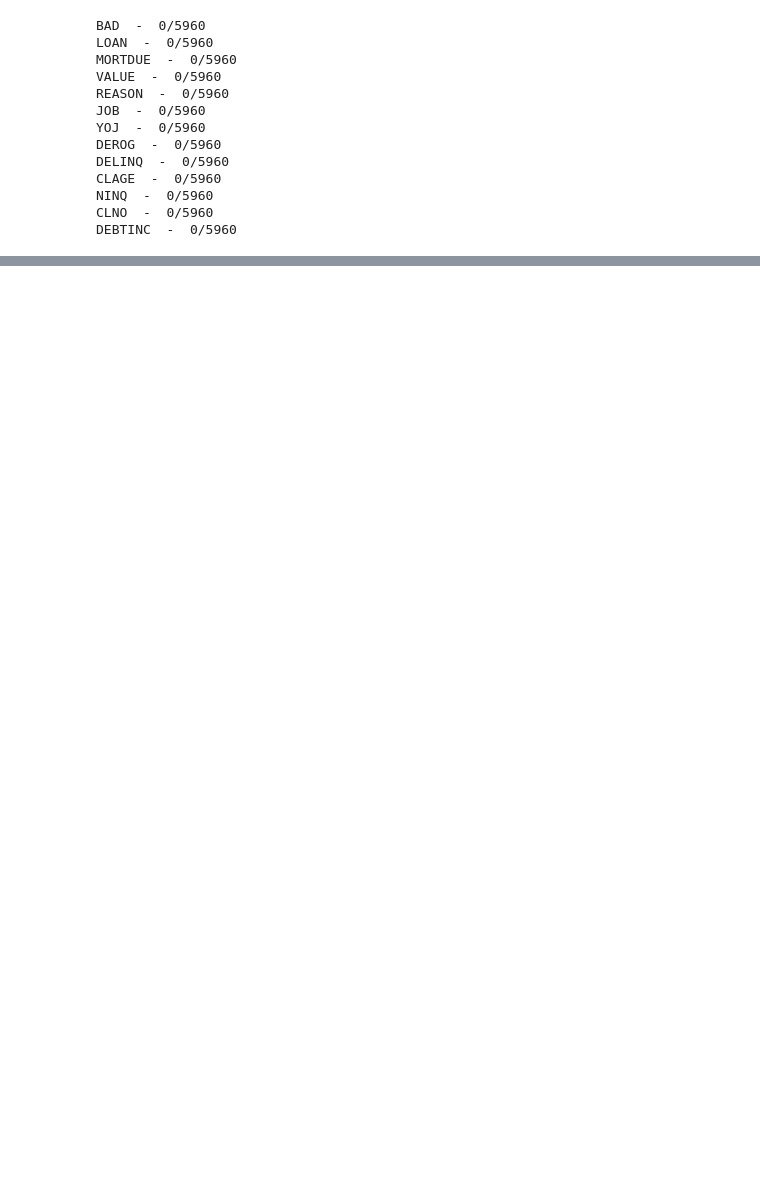
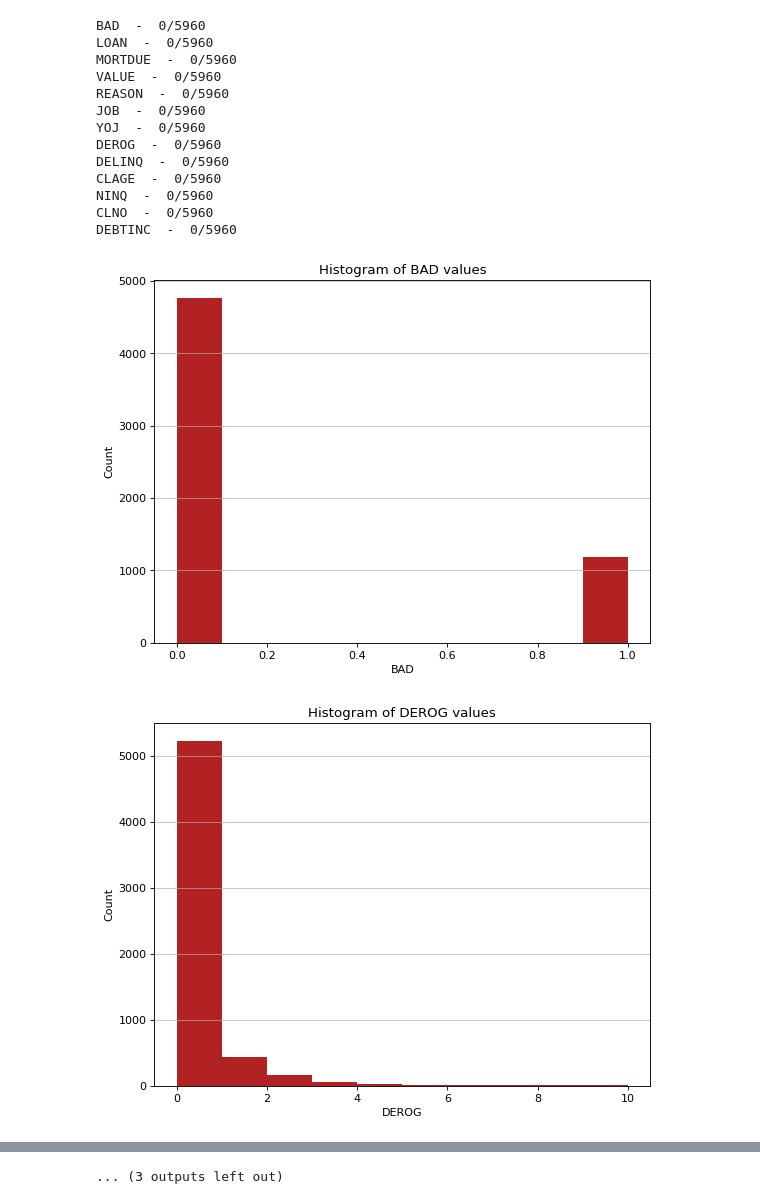
Before and after one commit to fookinpelican/scoring, a Jupyter notebook: distribution.ipynb, the cells around one changed output, grey strips where cells are left out. Saved outputs shown, nothing was run; the diff lists cells and outputs as text; code cells hidden in the pictures; blank space fills up the shorter version.

```diff
--- a/distribution.ipynb
+++ b/distribution.ipynb
@@ -27,3 +36,7 @@ df.shape
+# %%
+qual = ['BAD', 'DEROG','DELINQ','NINQ', 'CLNO','REASON_DebtCon', 'REASON_HomeImp',
+       'REASON_other', 'JOB_Mgr', 'JOB_Office', 'JOB_Other', 'JOB_ProfExe',
+       'JOB_Sales', 'JOB_Self', 'JOB_Unknown'  ]
 # %%
 df.describe().T
 # %% [output]
@@ -57,3 +70,15 @@ CLAGE  -  0/5960
 NINQ  -  0/5960
 CLNO  -  0/5960
 DEBTINC  -  0/5960
+# %%
+for i in qual:
+    figure(num=None, figsize=(8, 6), dpi=80, facecolor='w', edgecolor='k')
+    plt.hist(df[i].values, color='firebrick')
+    plt.xlabel(df[i].name)
+    plt.ylabel("Count")
+    plt.title('Histogram of ' + df[i].name + ' values')
+    plt.grid(axis='y', alpha=0.75)
+    plt.show()
+# %% [output]
+[figure, added]
+[figure, added]
@@ -59,0 +95 @@ DEBTINC  -  0/5960
+... (3 outputs left out)
```
Also changed, not shown: parts of 7 cells of this notebook.
